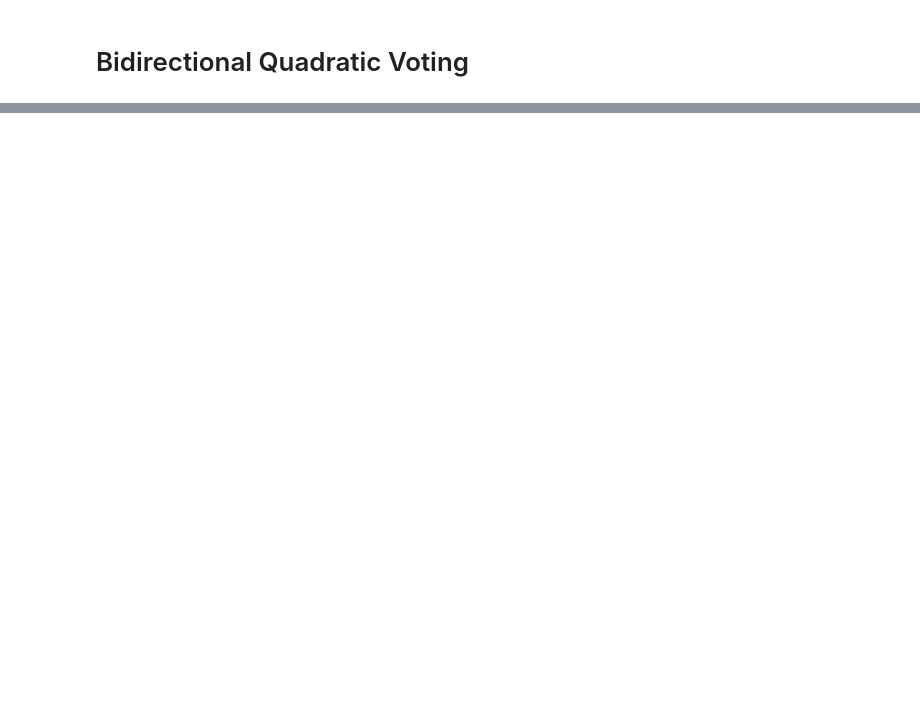
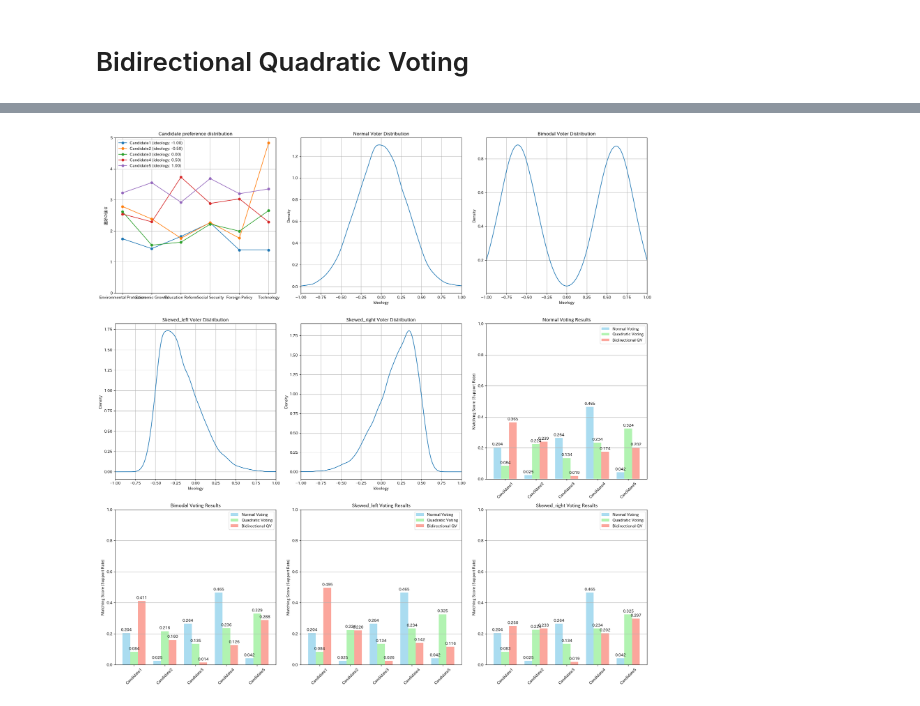
Before and after one commit to kentaro/bidirectional-quadratic-voting, a Jupyter notebook: README.ipynb, the cells around one changed output, grey strips where cells are left out. Cells and saved outputs as stored; diff of their text form; code cells hidden in the pictures; blank space fills up the shorter version.

```diff
--- a/README.ipynb
+++ b/README.ipynb
@@ -31,0 +102,94 @@ Hello, World!
+# %%
+import japanize_matplotlib
+import matplotlib.pyplot as plt
+
+results = {}
+for v_dist in voter_distributions:
+    voter_preferences, voter_ideologies = generate_voter_preferences(num_voters, num_issues, v_dist)
+    normal_scores = calculate_normal_voting_matching_scores(distribution)
+    quadratic_scores = calculate_quadratic_voting_matching_scores(voter_preferences, candidate_preferences)
+    bidirectional_scores = calculate_bidirectional_quadratic_voting_matching_scores(voter_preferences, candidate_preferences)
+    results[v_dist] = (voter_ideologies, normal_scores, quadratic_scores, bidirectional_scores)
+
+# Visualization of results
+fig, axes = plt.subplots(3, 3, figsize=(20, 20))
+
+# Candidate preference distribution
+axes[0, 0].set_title('Candidate preference distribution')
+for i, prefs in enumerate(candidate_preferences):
+    axes[0, 0].plot(issues, prefs, marker='o', label=f'{candidates[i]} (ideology: {ideology_range[i]:.2f})')
+axes[0, 0].set_ylabel('選好の強さ')
+axes[0, 0].set_ylim(0, 5)
+axes[0, 0].legend()
+axes[0, 0].grid(True)
+
+# Voter ideology distribution and comparison of voting methods
+voter_dist_positions = [(0, 1), (0, 2), (1, 0), (1, 1)]
+voting_result_positions = [(1, 2), (2, 0), (2, 1), (2, 2)]
+
+for i, (v_dist, (voter_ideologies, normal_scores, quadratic_scores, bidirectional_scores)) in enumerate(results.items()):
+    # Voter ideology distribution
+    row, col = voter_dist_positions[i]
+    ax_hist = axes[row, col]
+    kde = stats.gaussian_kde(voter_ideologies)
+    x_range = np.linspace(-1, 1, 200)
+    ax_hist.plot(x_range, kde(x_range))
+    ax_hist.set_title(f'{v_dist.capitalize()} Voter Distribution')
+    ax_hist.set_xlabel('Ideology')
+    ax_hist.set_ylabel('Density')
+    ax_hist.set_xlim(-1, 1)
+    ax_hist.grid(True)
+
+    # Comparison of voting methods
+    row, col = voting_result_positions[i]
+    ax_match = axes[row, col]
+    x = np.arange(len(candidates))
+    width = 0.25
+
+    rects1 = ax_match.bar(x - width, normal_scores, width, label='Normal Voting', color='skyblue', alpha=0.7)
+    rects2 = ax_match.bar(x, quadratic_scores, width, label='Quadratic Voting', color='lightgreen', alpha=0.7)
+    rects3 = ax_match.bar(x + width, bidirectional_scores, width, label='Bidirectional QV', color='salmon', alpha=0.7)
+
+    ax_match.set_ylabel('Matching Score (Support Rate)')
+    ax_match.set_title(f'{v_dist.capitalize()} Voting Results')
+    ax_match.set_xticks(x)
+    ax_match.set_xticklabels(candidates, rotation=45)
+    ax_match.set_ylim(0, 1)
+    ax_match.legend()
+    ax_match.grid(axis='y')
+
+    # Display numerical values on bar graphs
+    def autolabel(rects, scores):
+        for rect, score in zip(rects, scores):
+            height = rect.get_height()
+            ax_match.annotate(f'{score:.3f}',
+                        xy=(rect.get_x() + rect.get_width() / 2, height),
+                        xytext=(0, 3),  # 3 points vertical offset
+                        textcoords="offset points",
+                        ha='center', va='bottom')
+
+    autolabel(rects1, normal_scores)
+    autolabel(rects2, quadratic_scores)
+    autolabel(rects3, bidirectional_scores)
+
+plt.tight_layout()
+plt.show()
+
+# Output of results
+print("Candidate preferences:")
+for i, prefs in enumerate(candidate_preferences):
+    print(f"{candidates[i]} (Ideology: {ideology_range[i]:.2f}): {prefs}")
+
+for v_dist, (_, normal_scores, quadratic_scores, bidirectional_scores) in results.items():
+    print(f"\n{v_dist.capitalize()} Voter Distribution:")
+    print("Matching scores by normal voting:")
+    for i, score in enumerate(normal_scores):
+        print(f"  {candidates[i]}: {score:.3f}")
+    print("Matching scores by Quadratic Voting:")
+    for i, score in enumerate(quadratic_scores):
+        print(f"  {candidates[i]}: {score:.3f}")
+    print("Matching scores by Bidirectional Quadratic Voting:")
+    for i, score in enumerate(bidirectional_scores):
+        print(f"  {candidates[i]}: {score:.3f}")
+# %% [output]
+[figure, added]
```
Also changed, not shown: parts of 9 cells of this notebook, 1 other file.
